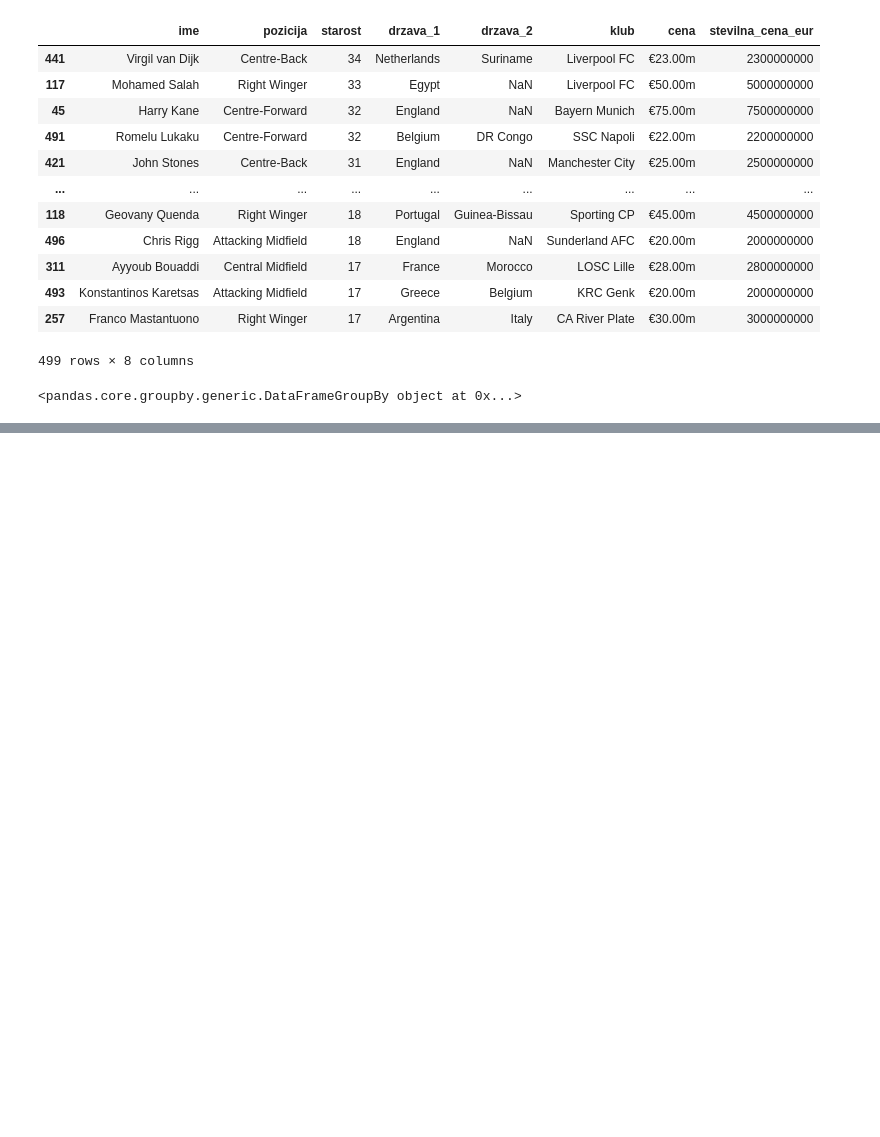
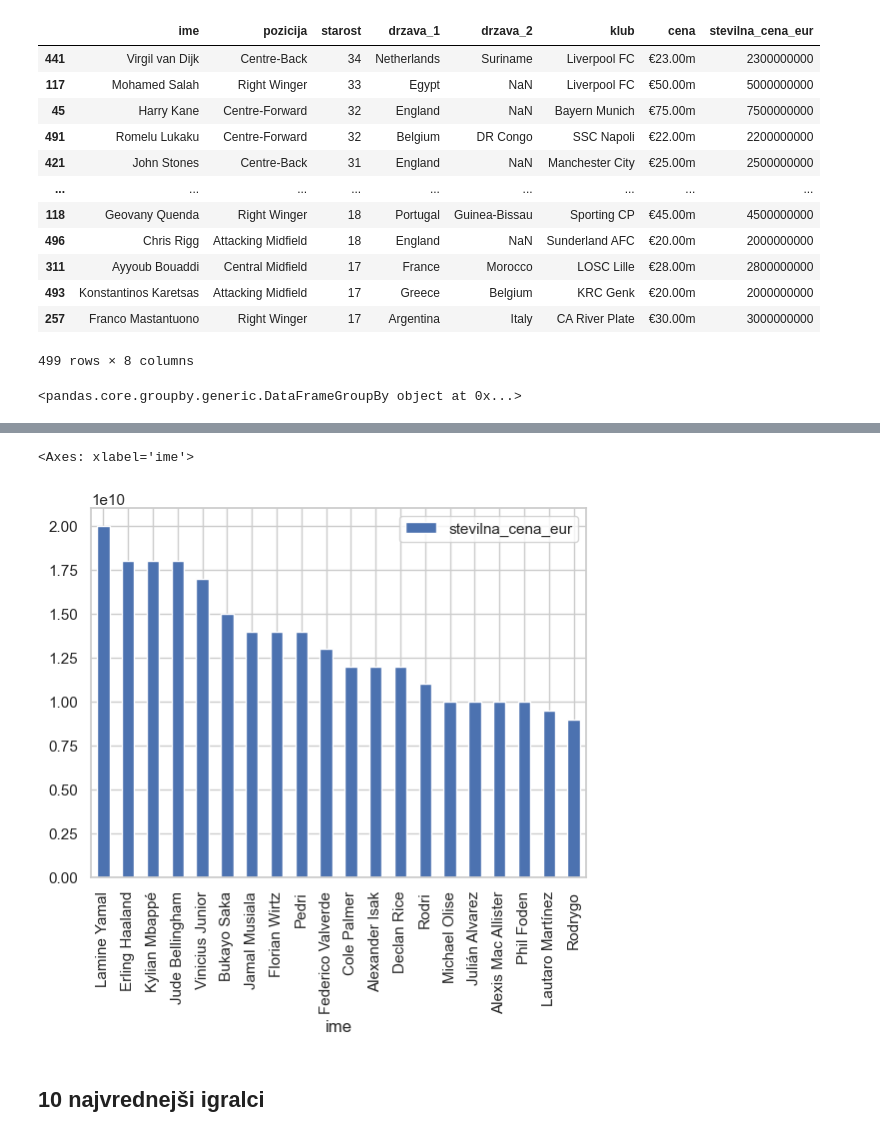
Before and after one commit to RiccardoLucerna/UVP-projektna, a Jupyter notebook: analiza_podatkov.ipynb, the cells around one changed output, grey strips where cells are left out. Saved outputs shown, nothing was run; the diff lists cells and outputs as text; code cells hidden in the pictures; blank space fills up the shorter version.

```diff
--- a/analiza_podatkov.ipynb
+++ b/analiza_podatkov.ipynb
@@ -160,0 +201,7 @@ Name: ime, Length: 84, dtype: object
+# %%
+osnovni_podatki.sort_values('stevilna_cena_eur', ascending=False).head(20).plot.bar(x='ime', y='stevilna_cena_eur')
+# %% [output]
+<Axes: xlabel='ime'>
+[figure, added]
+# %% [markdown]
+## 10 najvrednejši igralci
```
Also changed, not shown: parts of 19 cells of this notebook.
